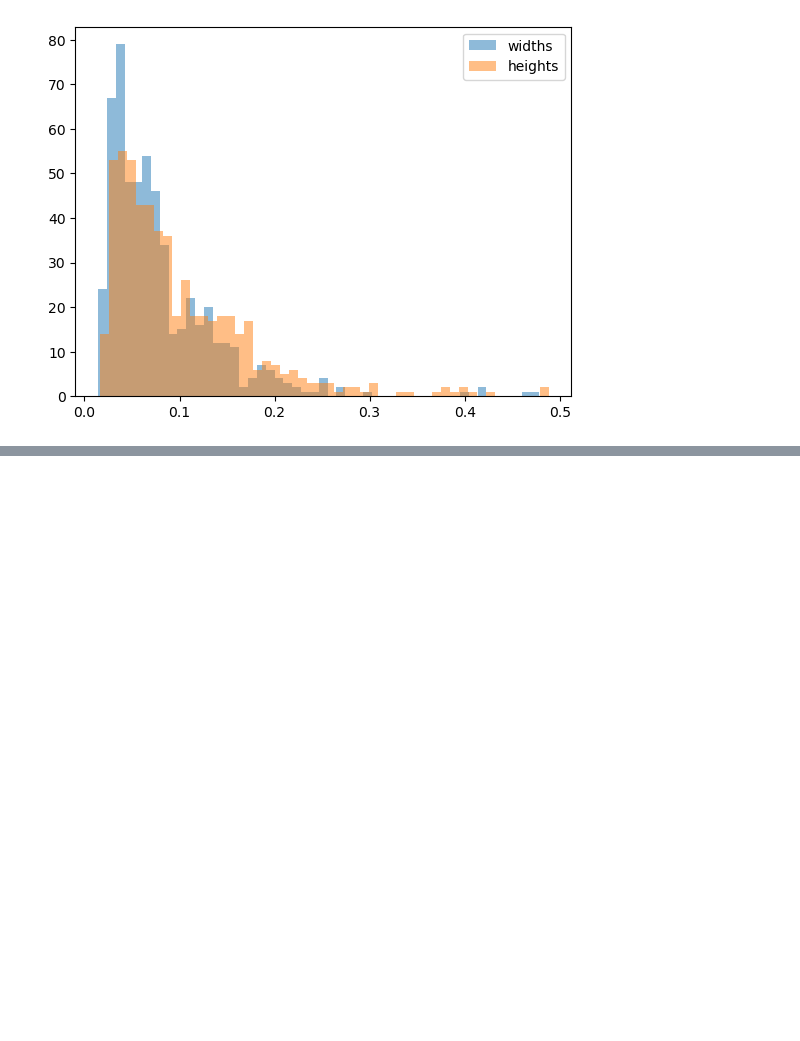
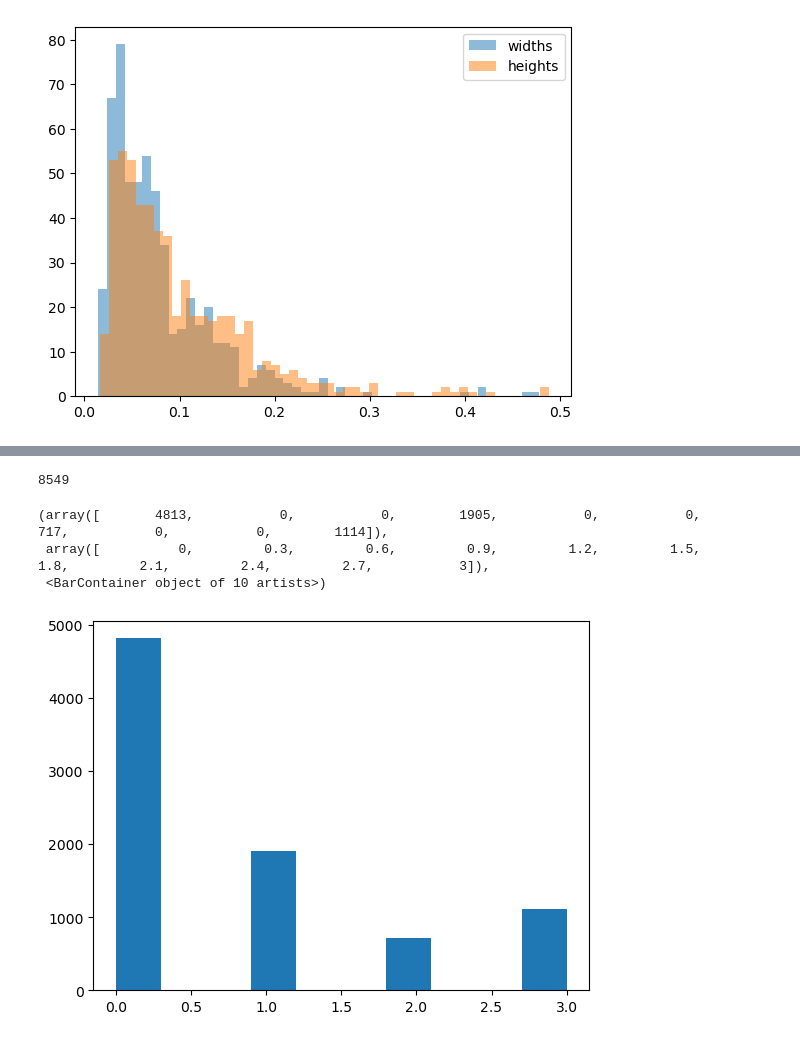
Before and after one commit to shubham-shinde/aircraft_fuselage_defect_detection, a Jupyter notebook: pseudo_datacheck.ipynb, the cells around one changed output, grey strips where cells are left out. Saved outputs shown, nothing was run; the diff lists cells and outputs as text; code cells hidden in the pictures; blank space fills up the shorter version.

```diff
--- a/pseudo_datacheck.ipynb
+++ b/pseudo_datacheck.ipynb
@@ -223,3 +223,11 @@ plt.legend()
 # %% [output]
 <matplotlib.legend.Legend at 0x...>
 [figure]
+# %%
+import os
+data_path = 'Dataset/pseudo_labeled_dataset'
+images_folder = os.path.join(data_path, 'images', 'train')
+image_extensions = ['.jpg', '.jpeg', '.png', '.bmp', '.tiff']
+image_files = [f for f in os.listdir(images_folder)
+               if os.path.splitext(f)[1].lower() in image_extensions]
+len(image_files)
@@ -225,0 +292,11 @@ plt.legend()
+# %%
+len(df)
+# %% [output]
+8549
+# %%
+plt.hist(df['class'])
+# %% [output]
+(array([       4813,           0,           0,        1905,           0,           0,         717,           0,           0,        1114]),
+ array([          0,         0.3,         0.6,         0.9,         1.2,         1.5,         1.8,         2.1,         2.4,         2.7,           3]),
+ <BarContainer object of 10 artists>)
+[figure, added]
```
Also changed, not shown: parts of 8 cells of this notebook, 58 other files.
